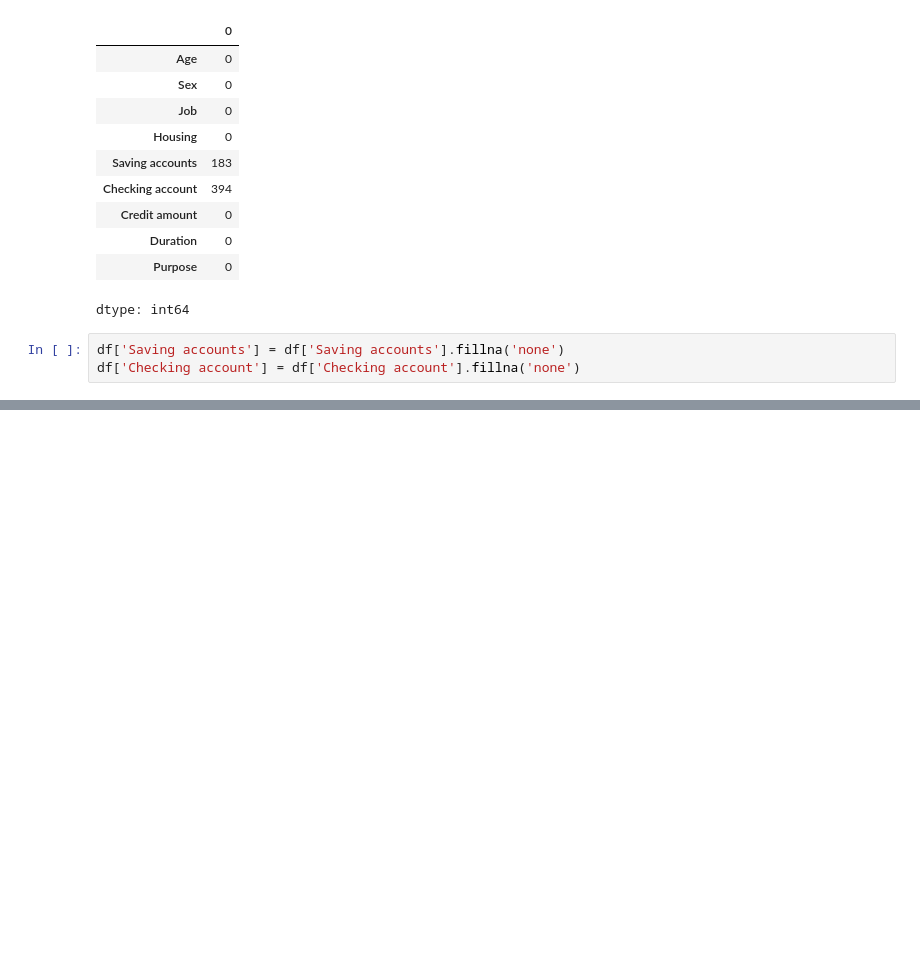
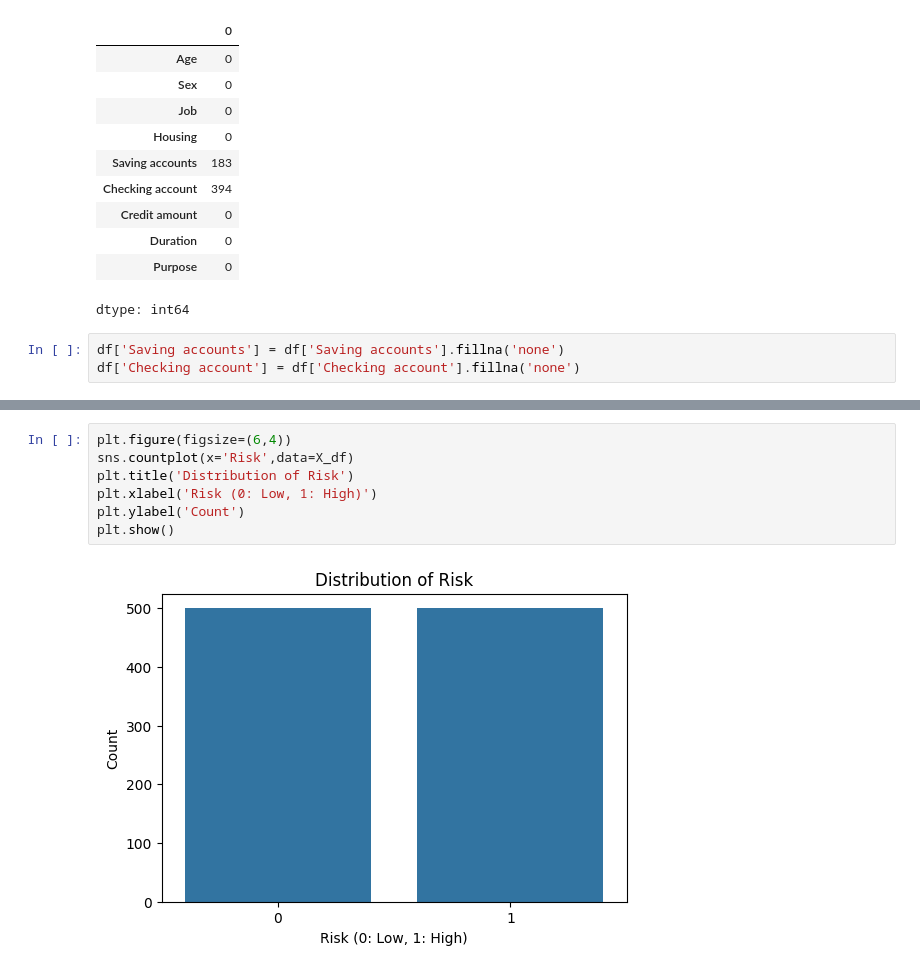
Before and after one commit to omrani-wiem/stage_code_alpha, a Jupyter notebook: stage_code_alpha.ipynb, the cells around one changed output, grey strips where cells are left out. Cells and saved outputs as stored; diff of their text form; blank space fills up the shorter version.

```diff
--- a/stage_code_alpha.ipynb
+++ b/stage_code_alpha.ipynb
@@ -99,0 +187,9 @@ AttributeError: 'numpy.ndarray' object has no attribute 'dtypes'
+# %%
+plt.figure(figsize=(6,4))
+sns.countplot(x='Risk',data=X_df)
+plt.title('Distribution of Risk')
+plt.xlabel('Risk (0: Low, 1: High)')
+plt.ylabel('Count')
+plt.show()
+# %% [output]
+[figure, added]
```
Also changed, not shown: parts of 19 cells of this notebook.
